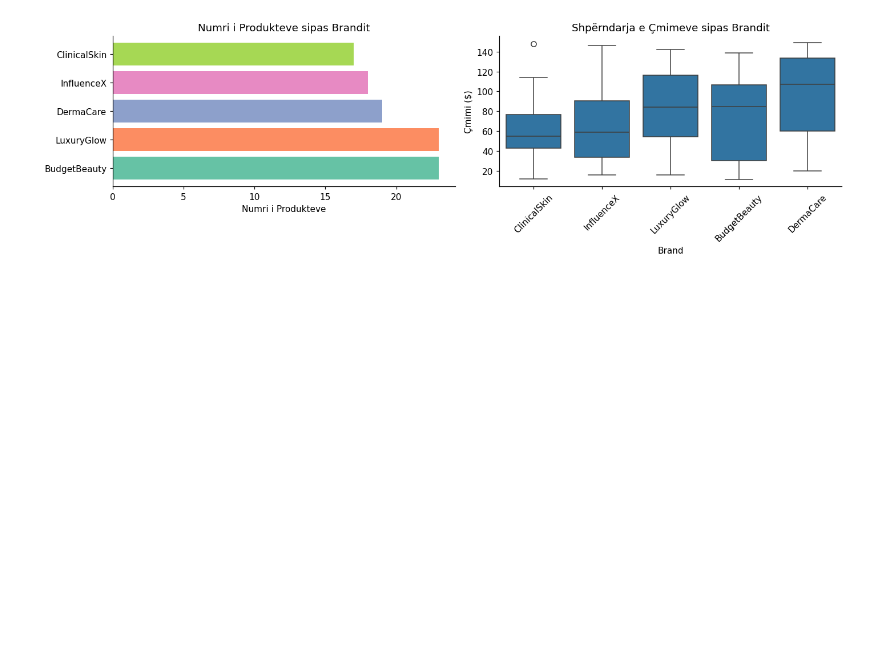
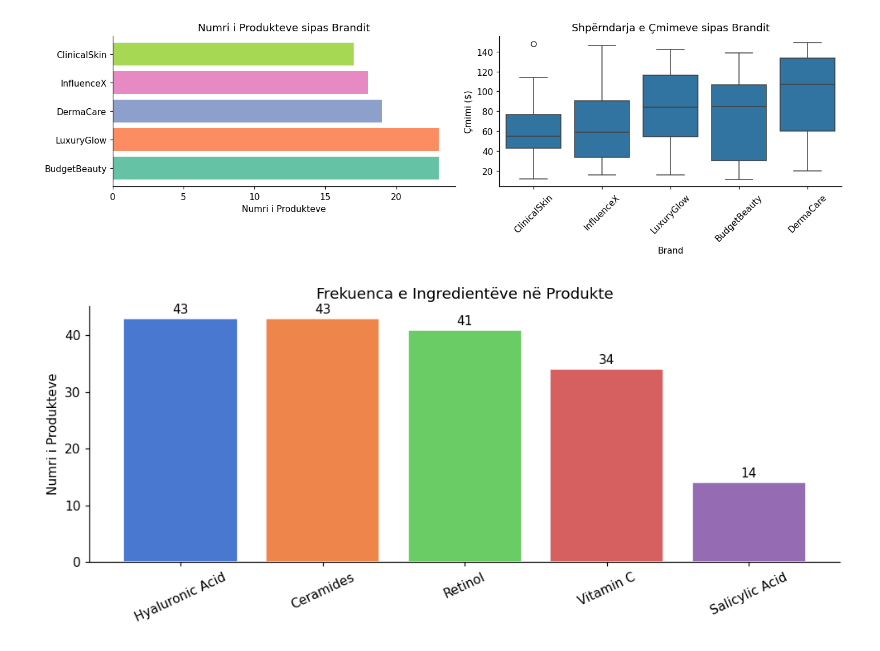
Before and after one commit to Sara587979/AI-Skincare-Personalization, a Jupyter notebook: skincare_ml.ipynb, the cells around one changed output. Saved outputs shown, nothing was run; the diff lists cells and outputs as text; code cells hidden in the pictures; blank space fills up the shorter version.

Commit message:
analyze ingredient frequency across products

```diff
--- a/skincare_ml.ipynb
+++ b/skincare_ml.ipynb
@@ -304,3 +304,19 @@ plt.tight_layout()
 plt.show()
 # %% [output]
 [figure]
+# %%
+# Frekuenca e ingredientëve — cilët ingredientë gjenden më shpesh?
+all_ingredients = [ing for sublist in products['Ingredients'] for ing in sublist]
+ing_freq = Counter(all_ingredients).most_common()
+labels, values = zip(*ing_freq)
+
+fig, ax = plt.subplots(figsize=(9, 4))
+bars = ax.bar(labels, values, color=sns.color_palette("muted"), edgecolor='white')
+ax.bar_label(bars, padding=2)
+ax.set_title("Frekuenca e Ingredientëve në Produkte")
+ax.set_ylabel("Numri i Produkteve")
+ax.tick_params(axis='x', rotation=25)
+plt.tight_layout()
+plt.show()
+# %% [output]
+[figure, added]
```
